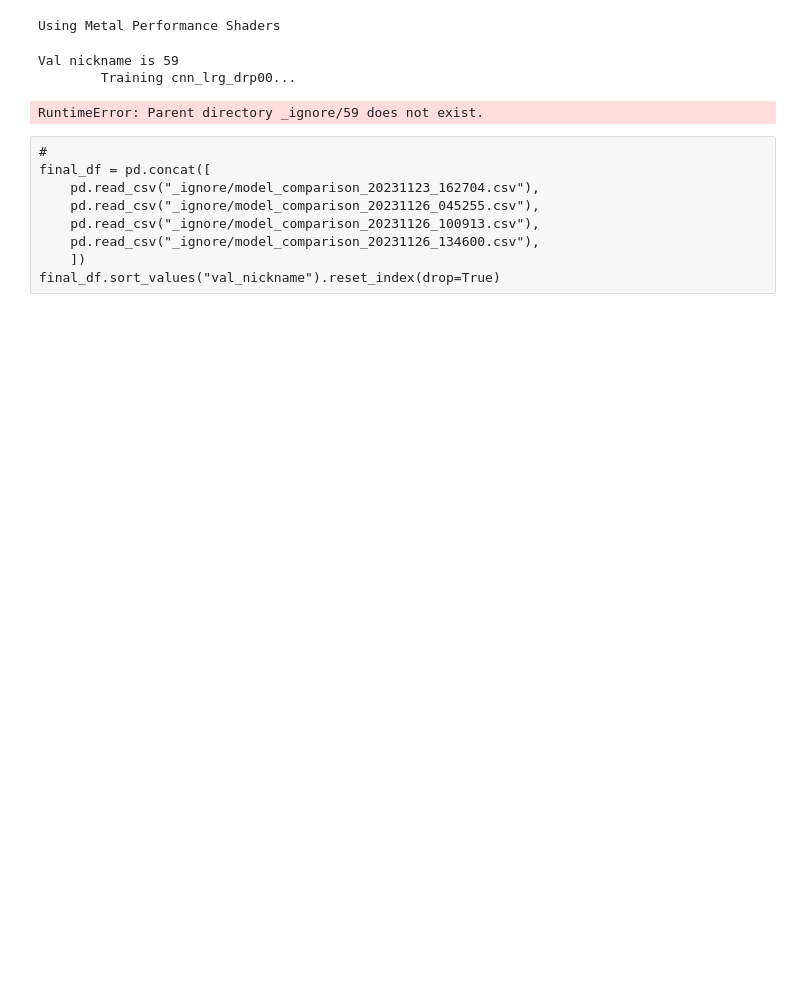
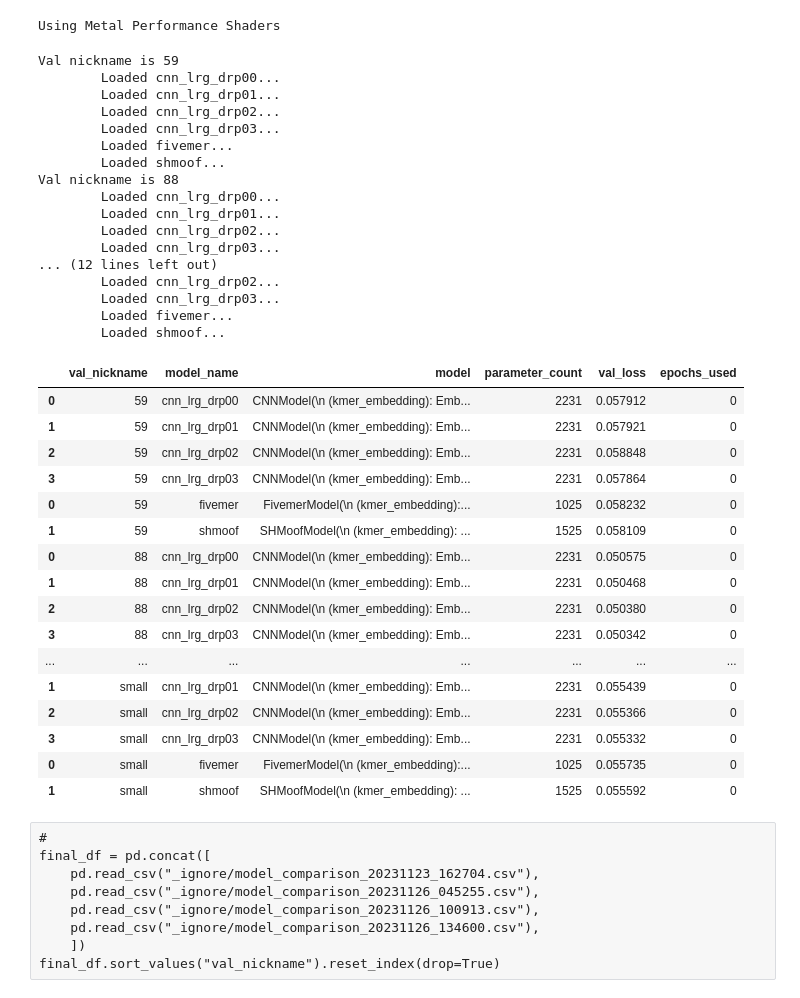
Before and after one commit to matsengrp/thrifty-experiments-1, a Jupyter notebook: human/model_comparison.ipynb, the cells around one changed output. Drawn from its saved outputs; the diff is of its cells as text; code cells hidden in the pictures; blank space fills up the shorter version.

```diff
--- a/human/model_comparison.ipynb
+++ b/human/model_comparison.ipynb
@@ -36,22 +36,30 @@ burrito_params = {
 epochs = 100
 # %%
 def train_and_evaluate(model_name, model_instance, train_dataset, val_dataset):
-    print(f"\tTraining {model_name}...")
-    if "cnn" in model_name:
-        train_dataset.to(device)
-        val_dataset.to(device)
-        model_instance.to(device)
-    burrito = framework.Burrito(train_dataset, val_dataset, model_instance, verbose=False, **burrito_params)
-
-    train_history = burrito.multi_train(epochs=epochs, max_tries=3)
-    best_val_loss = train_history['val_loss'].min()
     nickname = val_dataset.nickname
     save_dir = f"_ignore/model_comparison_pretrained/{nickname}"
-    Path(save_dir).mkdir(parents=True, exist_ok=True)
-    burrito.save_crepe(f"{save_dir}/{model_name}")
+    crepe_path = f"{save_dir}/{model_name}"
+    train_dataset.to(device)
+    val_dataset.to(device)
+    if framework.crepe_exists(crepe_path):
+        crepe = framework.load_crepe(crepe_path)
+        print(f"\tLoaded {model_name}...")
+        model_instance = crepe.model
+        model_instance.to(device)
+        burrito = framework.Burrito(train_dataset, val_dataset, model_instance, verbose=False, **burrito_params)
+        epochs_used = 0
+    else:
+        model_instance.to(device)
+        burrito = framework.Burrito(train_dataset, val_dataset, model_instance, verbose=False, **burrito_params)
 
-    # Record pre-training and post-training losses
-    result = {'model_name': model_name, 'model': str(model_instance), 'parameter_count': parameter_count_of_model(model_instance), 'val_loss': best_val_loss, 'epochs_used': len(train_history)}
+        train_history = burrito.multi_train(epochs=epochs, max_tries=3)
+        Path(save_dir).mkdir(parents=True, exist_ok=True)
+        burrito.save_crepe(crepe_path)
+        epochs_used = len(train_history)
+
+
+    val_loss = burrito.evaluate()
+    result = {'model_name': model_name, 'model': str(model_instance), 'parameter_count': parameter_count_of_model(model_instance), 'val_loss': val_loss, 'epochs_used': epochs_used}
     return result
 
 def comparison_of_data(model_instances, train_dataset, val_dataset):
@@ -81,35 +89,67 @@ for nickname in val_nicknames:
         "cnn_lrg_drp00": models.CNNModel(kmer_length=3, embedding_dim=8, filter_count=19, kernel_size=11, dropout_rate=0.0),
         "cnn_lrg_drp01": models.CNNModel(kmer_length=3, embedding_dim=8, filter_count=19, kernel_size=11, dropout_rate=0.1),
         "cnn_lrg_drp02": models.CNNModel(kmer_length=3, embedding_dim=8, filter_count=19, kernel_size=11, dropout_rate=0.2),
         "cnn_lrg_drp03": models.CNNModel(kmer_length=3, embedding_dim=8, filter_count=19, kernel_size=11, dropout_rate=0.3),
+        "cnn_lrg_drp04": models.CNNModel(kmer_length=3, embedding_dim=8, filter_count=19, kernel_size=11, dropout_rate=0.4),
     }
 
     model_instances_5 = {
         "fivemer": models.FivemerModel(kmer_length=5),
         "shmoof": models.SHMoofModel(kmer_length=5, site_count=site_count),
     }
 
     comparison_df = \
         pd.concat([# comparison_of_data(model_instances_1, train_dataset_1, val_dataset_1),
                    comparison_of_data(model_instances_3, train_dataset_3, val_dataset_3),
                    comparison_of_data(model_instances_5, train_dataset_5, val_dataset_5)
                 ])
     comparison_df["val_nickname"] = nickname
 
     # make val_nickname the first column
     cols = comparison_df.columns.tolist()
     cols = cols[-1:] + cols[:-1]
     comparison_df = comparison_df[cols]
 
     comparison_dfs.append(comparison_df)
 
 final_df = pd.concat(comparison_dfs)
 final_df.to_csv(f"_ignore/model_comparison_{framework.timestamp_str()}.csv", index=False)
 final_df
 # %% [output]
 Val nickname is 59
-        Training cnn_lrg_drp00...
+        Loaded cnn_lrg_drp00...
+        Loaded cnn_lrg_drp01...
+        Loaded cnn_lrg_drp02...
+        Loaded cnn_lrg_drp03...
+        Loaded fivemer...
+        Loaded shmoof...
+Val nickname is 88
+        Loaded cnn_lrg_drp00...
+        Loaded cnn_lrg_drp01...
+        Loaded cnn_lrg_drp02...
+        Loaded cnn_lrg_drp03...
+... (12 lines left out)
+        Loaded cnn_lrg_drp02...
+        Loaded cnn_lrg_drp03...
+        Loaded fivemer...
+        Loaded shmoof...
-RuntimeError: Parent directory _ignore/59 does not exist.
+|  | val_nickname | model_name | model | parameter_count | val_loss | epochs_used |
+| 0 | 59 | cnn_lrg_drp00 | CNNModel(\n (kmer_embedding): Emb... | 2231 | 0.057912 | 0 |
+| 1 | 59 | cnn_lrg_drp01 | CNNModel(\n (kmer_embedding): Emb... | 2231 | 0.057921 | 0 |
+| 2 | 59 | cnn_lrg_drp02 | CNNModel(\n (kmer_embedding): Emb... | 2231 | 0.058848 | 0 |
+| 3 | 59 | cnn_lrg_drp03 | CNNModel(\n (kmer_embedding): Emb... | 2231 | 0.057864 | 0 |
+| 0 | 59 | fivemer | FivemerModel(\n (kmer_embedding):... | 1025 | 0.058232 | 0 |
+| 1 | 59 | shmoof | SHMoofModel(\n (kmer_embedding): ... | 1525 | 0.058109 | 0 |
+| 0 | 88 | cnn_lrg_drp00 | CNNModel(\n (kmer_embedding): Emb... | 2231 | 0.050575 | 0 |
+| 1 | 88 | cnn_lrg_drp01 | CNNModel(\n (kmer_embedding): Emb... | 2231 | 0.050468 | 0 |
+| 2 | 88 | cnn_lrg_drp02 | CNNModel(\n (kmer_embedding): Emb... | 2231 | 0.050380 | 0 |
+| 3 | 88 | cnn_lrg_drp03 | CNNModel(\n (kmer_embedding): Emb... | 2231 | 0.050342 | 0 |
+| ... | ... | ... | ... | ... | ... | ... |
+| 1 | small | cnn_lrg_drp01 | CNNModel(\n (kmer_embedding): Emb... | 2231 | 0.055439 | 0 |
+| 2 | small | cnn_lrg_drp02 | CNNModel(\n (kmer_embedding): Emb... | 2231 | 0.055366 | 0 |
+| 3 | small | cnn_lrg_drp03 | CNNModel(\n (kmer_embedding): Emb... | 2231 | 0.055332 | 0 |
+| 0 | small | fivemer | FivemerModel(\n (kmer_embedding):... | 1025 | 0.055735 | 0 |
+| 1 | small | shmoof | SHMoofModel(\n (kmer_embedding): ... | 1525 | 0.055592 | 0 |
 # %% [raw]
 #
 final_df = pd.concat([
```
Also changed, not shown: parts of 3 cells of this notebook, 2 other files.
